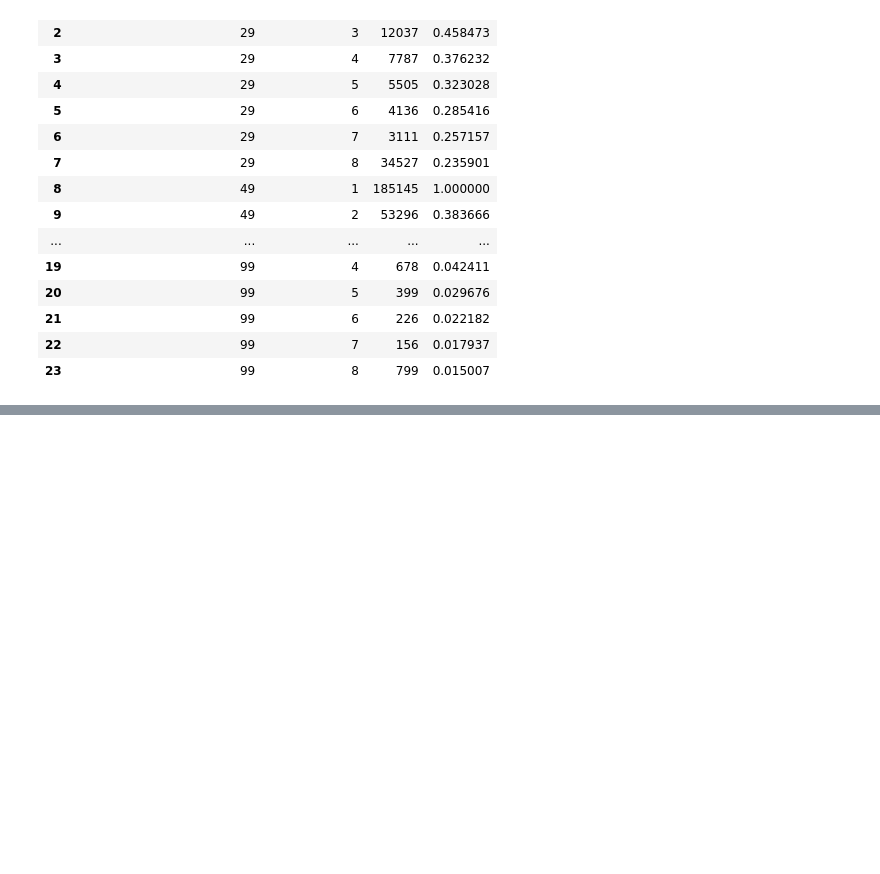
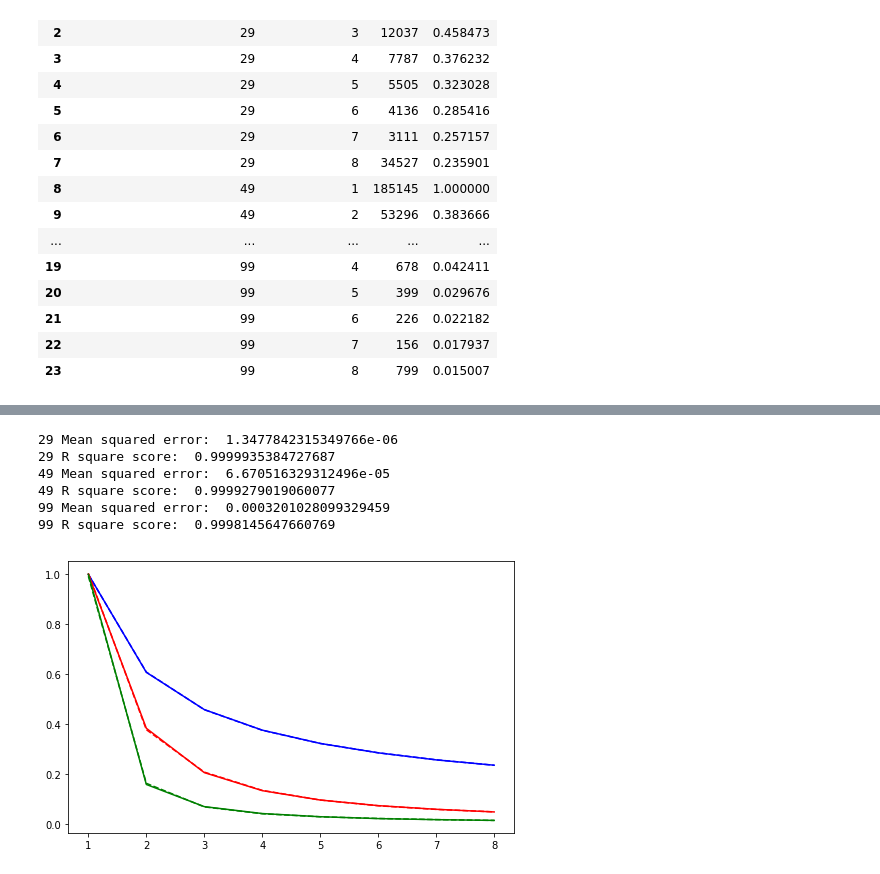
Before and after one commit to dongzhang84/data_challenges, a Jupyter notebook: 19_Subscription_Retention_Rate.ipynb, the cells around one changed output, grey strips where cells are left out. Cells and saved outputs as stored; diff of their text form; code cells hidden in the pictures; blank space fills up the shorter version.

```diff
--- a/19_Subscription_Retention_Rate.ipynb
+++ b/19_Subscription_Retention_Rate.ipynb
@@ -245,0 +291,27 @@ Text(0, 0.5, 'Ratio to Next Cycle')
+# %%
+# Second try with log(x), looks good
+
+fig, ax = plt.subplots(figsize=(8, 5))
+
+for cost, color in zip([29,49,99], ['b','r','g']):
+
+    X = df_cost[df_cost.subscription_monthly_cost == cost].billing_cycles.values
+    y = df_cost[df_cost.subscription_monthly_cost == cost].ratio.values
+
+    X_ = np.array([X, X**2, np.log(X)]).T
+    linear = LinearRegression()
+    linear.fit(X_, np.log(y))
+    y_pred = linear.predict(X_)
+    ax.plot(X,y,c = color)
+    ax.plot(X,np.exp(y_pred),'--', c = color)
+
+    print(cost, 'Mean squared error: ', mean_squared_error(np.log(y), y_pred))
+    print(cost, 'R square score: ', r2_score(np.log(y), y_pred))
+# %% [output]
+29 Mean squared error:  1.3477842315349766e-06
+29 R square score:  0.9999935384727687
+49 Mean squared error:  6.670516329312496e-05
+49 R square score:  0.9999279019060077
+99 Mean squared error:  0.0003201028099329459
+99 R square score:  0.9998145647660769
+[figure, added]
```
Also changed, not shown: parts of 26 cells of this notebook.
